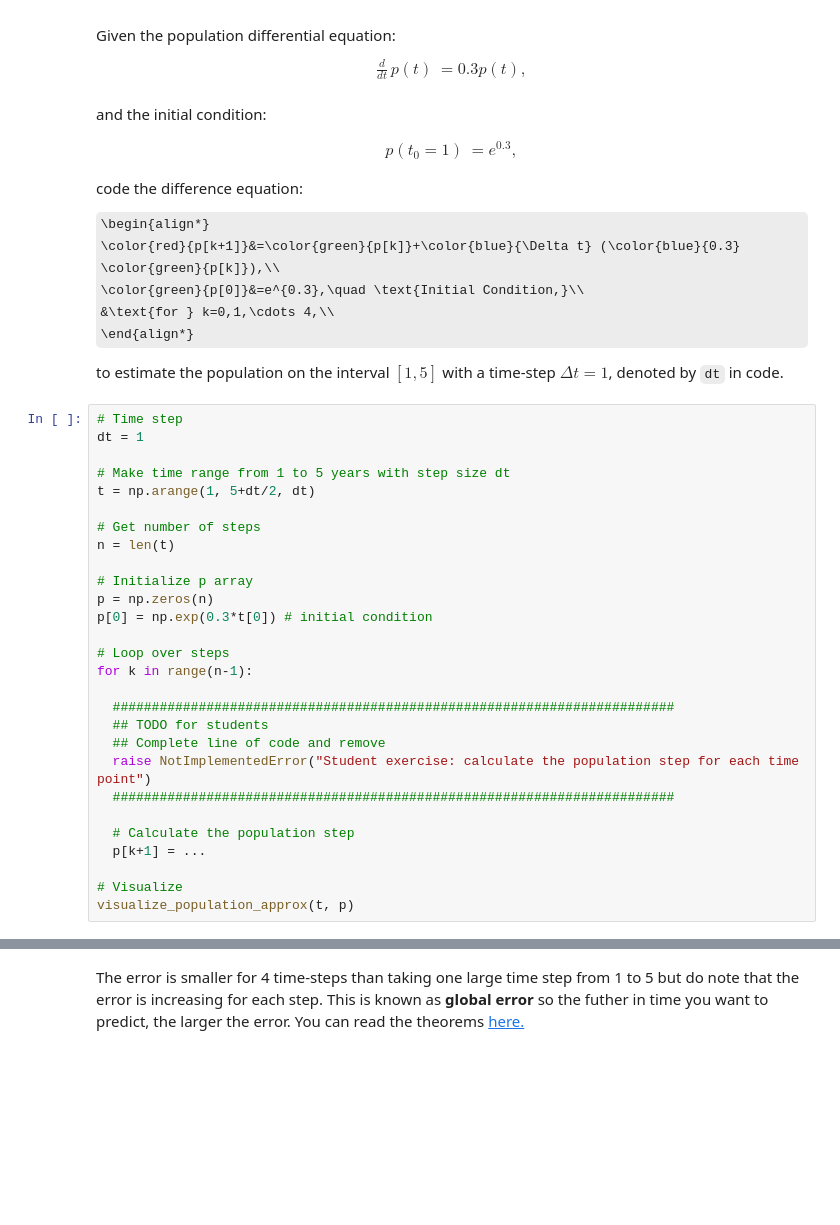
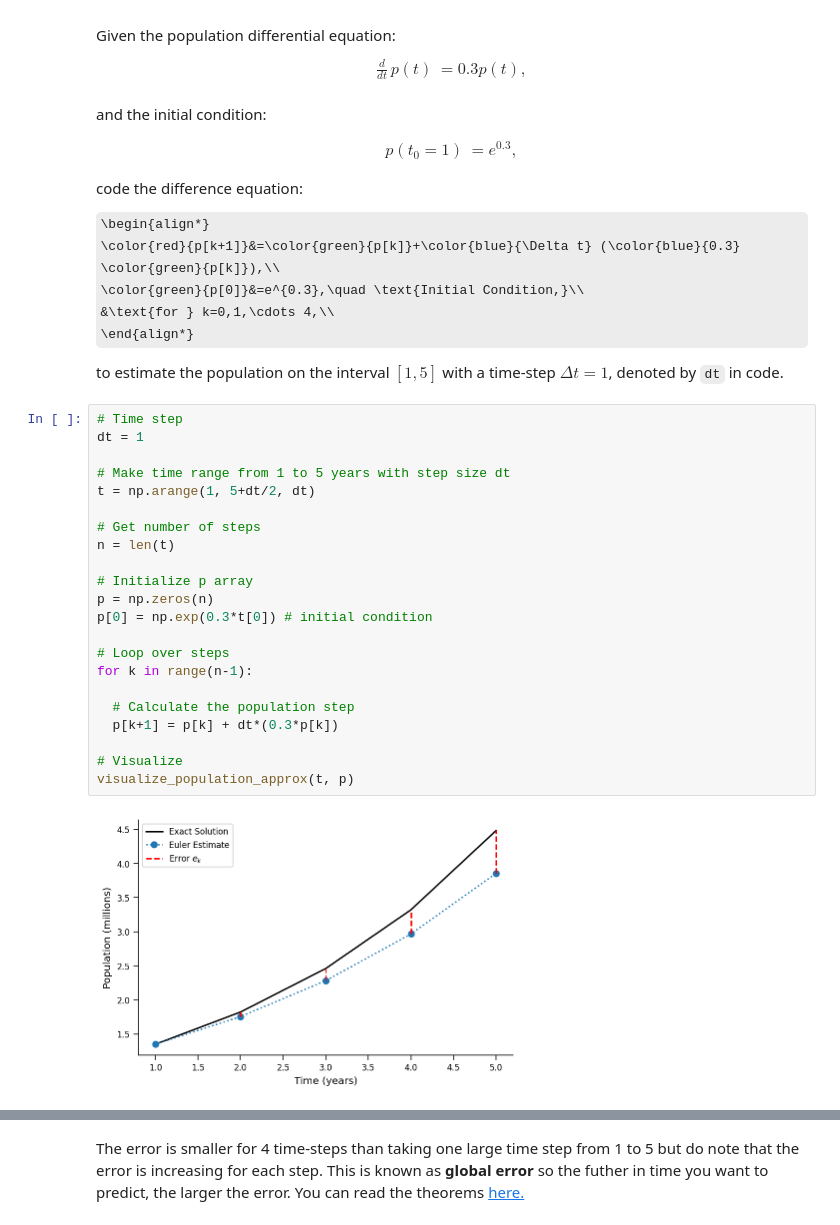
Before and after one commit to glibesyck/NMA, a Jupyter notebook: W0/calculus/pt3_numerical_methods.ipynb, the cells around one changed output, grey strips where cells are left out. Cells and saved outputs as stored; diff of their text form; some formulas as TeX source; blank space fills up the shorter version.

```diff
--- a/W0/calculus/pt3_numerical_methods.ipynb
+++ b/W0/calculus/pt3_numerical_methods.ipynb
@@ -571,31 +577,27 @@ to estimate the population on the interval $[1,5]$ with a time-step $\Delta t=1$
 # %%
 # Time step
 dt = 1
 
 # Make time range from 1 to 5 years with step size dt
 t = np.arange(1, 5+dt/2, dt)
 
 # Get number of steps
 n = len(t)
 
 # Initialize p array
 p = np.zeros(n)
 p[0] = np.exp(0.3*t[0]) # initial condition
 
 # Loop over steps
 for k in range(n-1):
 
-  ########################################################################
-  ## TODO for students
-  ## Complete line of code and remove
-  raise NotImplementedError("Student exercise: calculate the population step for each time point")
-  ########################################################################
-
   # Calculate the population step
-  p[k+1] = ...
+  p[k+1] = p[k] + dt*(0.3*p[k])
 
 # Visualize
 visualize_population_approx(t, p)
+# %% [output]
+[figure, added]
 # %% [markdown]
 [*Click for solution*](https://github.com/NeuromatchAcademy/precourse/tree/main/tutorials/W0D4_Calculus/solutions/W0D4_Tutorial3_Solution_dffaca6b.py)
 
```
Also changed, not shown: parts of 13 cells of this notebook, 1 other file.
